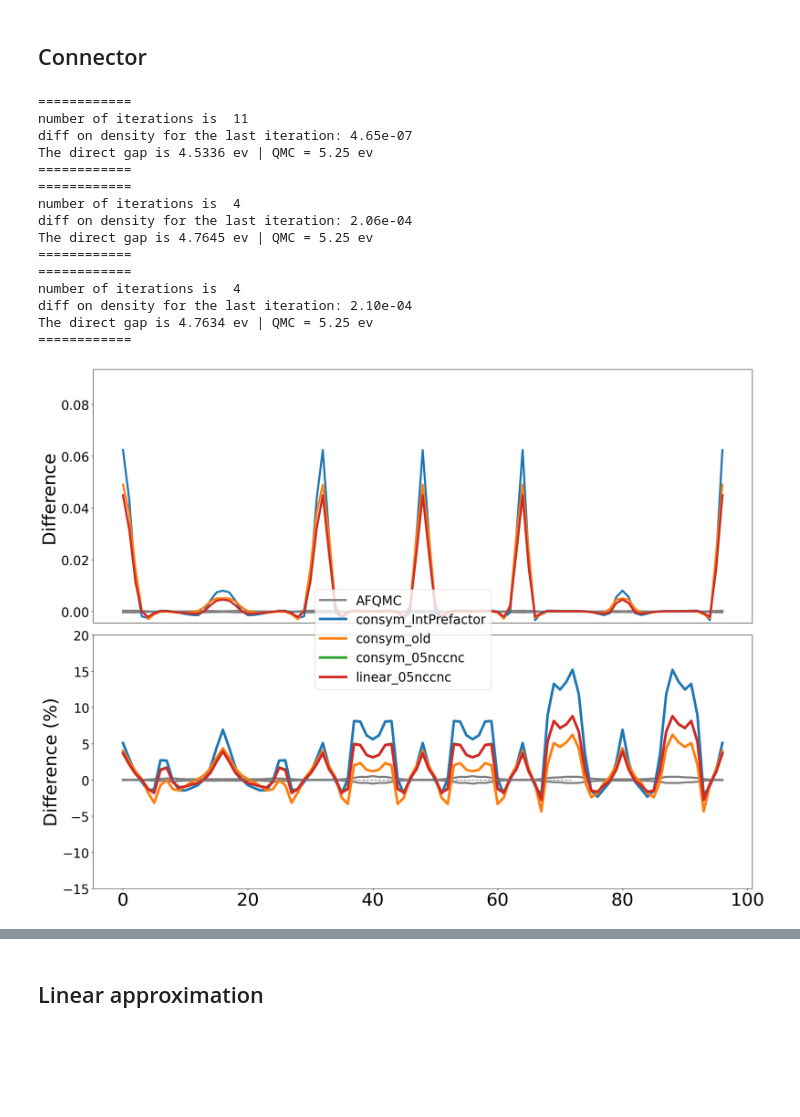
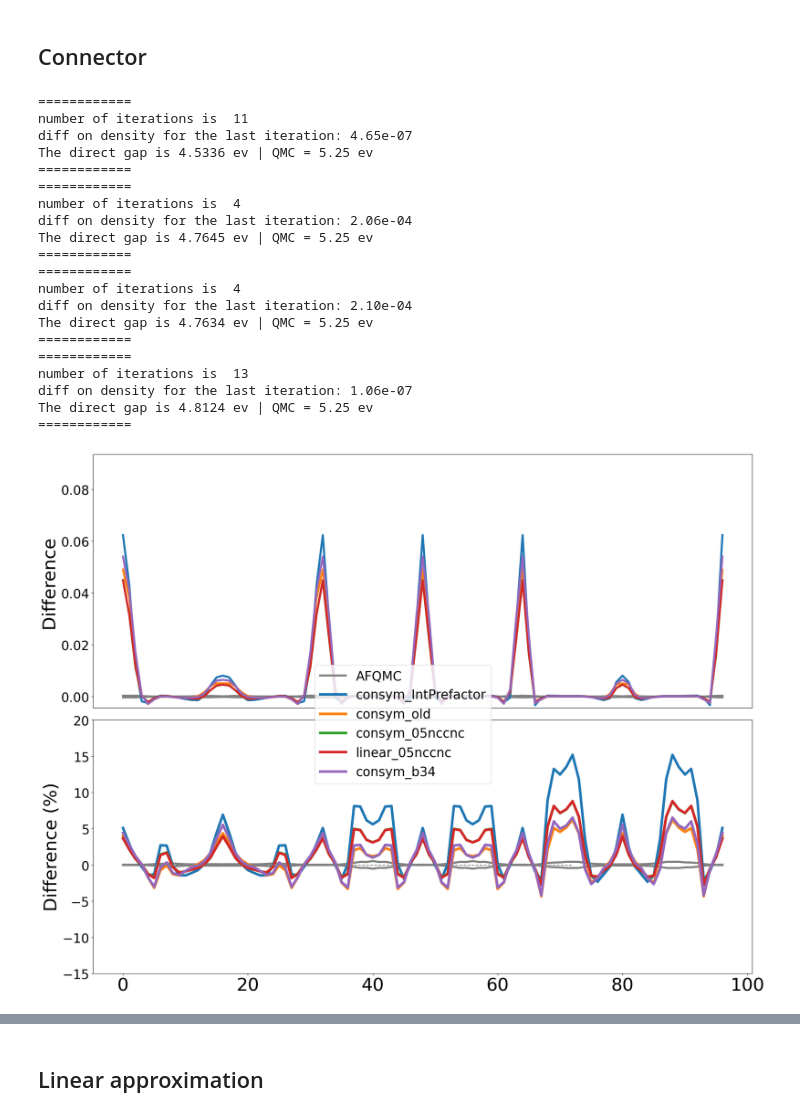
Before and after one commit to aouinaayoub/connector, a Jupyter notebook: fxc_connector.ipynb, the cells around one changed output, grey strips where cells are left out. Cells and saved outputs as stored; diff of their text form; code cells hidden in the pictures; blank space fills up the shorter version.

```diff
--- a/fxc_connector.ipynb
+++ b/fxc_connector.ipynb
@@ -312,34 +334,41 @@ erbar_nacl= get_dens_inSD_nacl(newerbar_QMC_nacl)
 # %%
 dens_con1,vxc_con1,_,_,_,_= get_data_from_npz_nacl("nacl_IntPrefactorcon_consym.npz", it=-1)
 dens_con2,vxc_con2= get_data_from_npz_nacl("nacl_con05ncnr.npz", skip_band=1)
 dens_con3,vxc_con3,_,_,_,_= get_data_from_npz_nacl("nacl__con_05nccnc.npz", it=-1)
 dens_con4,vxc_con4,_,_,_,_= get_data_from_npz_nacl("nacl__linear_05nccnc.npz", it=-1)
+dens_con5,vxc_con5,_,_,_,_= get_data_from_npz_nacl("nacl_b34consym.npz", it=-1)
 
 diff_con1= get_dens_inSD_nacl(dens_con1-newdens_QMC_nacl)
 #diff_consym_old=get_dens_inSD(dens_con2-newdens_QMC)
 diff_con2= get_dens_inSD_nacl(dens_con2)-get_dens_inSD_nacl(newdens_QMC_nacl)
 diff_con3= get_dens_inSD_nacl(dens_con3)-get_dens_inSD_nacl(newdens_QMC_nacl)
 diff_con4= get_dens_inSD_nacl(dens_con4)-get_dens_inSD_nacl(newdens_QMC_nacl)
+diff_con5= get_dens_inSD_nacl(dens_con5)-get_dens_inSD_nacl(newdens_QMC_nacl)
 
-diff_approx= [diff_con1, diff_con2, diff_con3,diff_con4]
-plot_diff_func(get_dens_inSD_nacl(newdens_QMC_nacl), diff_approx, ["consym_IntPrefactor","consym_old","consym_05nccnc","linear_05nccnc"],erbar_nacl, mat="nacl")
+diff_approx= [diff_con1, diff_con2, diff_con3,diff_con4, diff_con5]
+plot_diff_func(get_dens_inSD_nacl(newdens_QMC_nacl), diff_approx, ["consym_IntPrefactor","consym_old","consym_05nccnc","linear_05nccnc", "consym_b34"],erbar_nacl, mat="nacl")
 # %% [output]
 ============
 number of iterations is  11
 diff on density for the last iteration: 4.65e-07
 The direct gap is 4.5336 ev | QMC = 5.25 ev
 ============
 ============
 number of iterations is  4
 diff on density for the last iteration: 2.06e-04
 The direct gap is 4.7645 ev | QMC = 5.25 ev
 ============
 ============
 number of iterations is  4
 diff on density for the last iteration: 2.10e-04
 The direct gap is 4.7634 ev | QMC = 5.25 ev
 ============
+============
+number of iterations is  13
+diff on density for the last iteration: 1.06e-07
+The direct gap is 4.8124 ev | QMC = 5.25 ev
+============
-[figure, old version]
+[figure, new version]
 # %%
 plt.rcdefaults()
 plt.scatter(newdens_QMC_nacl,vxc_qmc_nacl, label="QMC")
```
Also changed, not shown: parts of 7 cells of this notebook.
